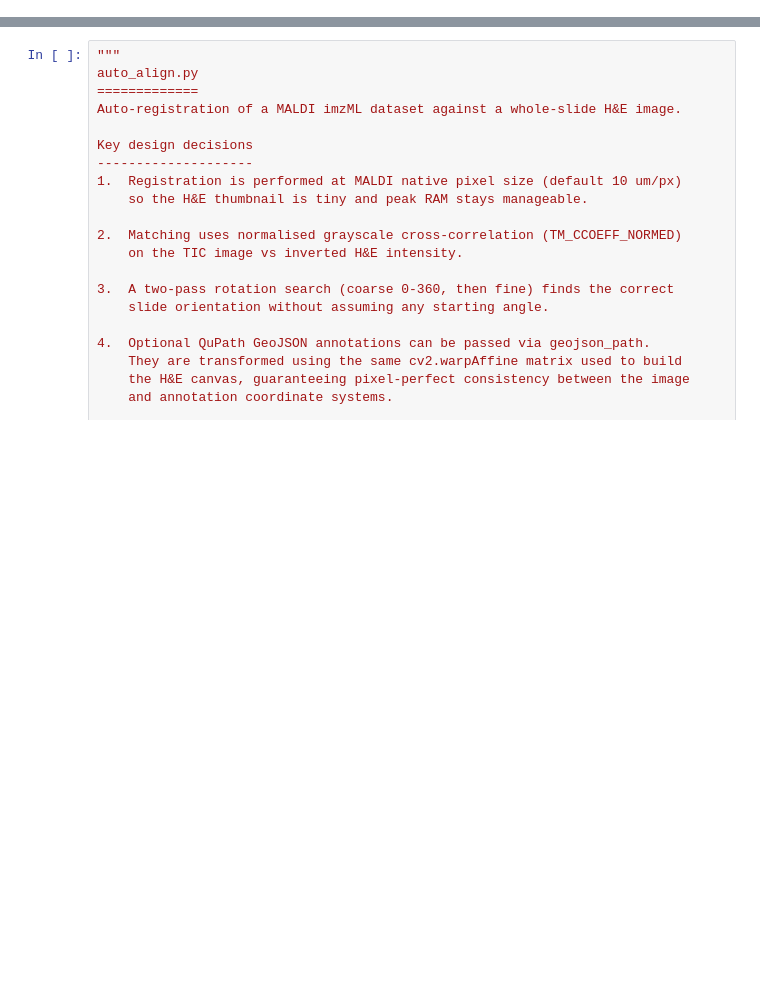
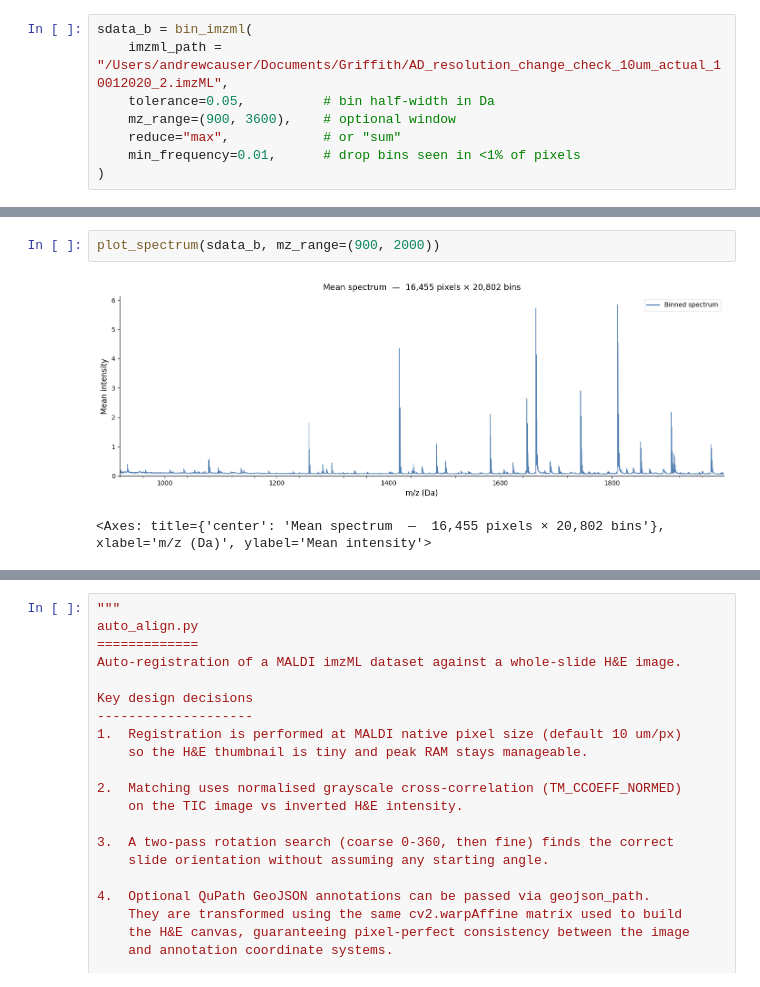
Before and after one commit to agc888/goatpy, a Jupyter notebook: Tutorial/align_test.ipynb, the cells around one changed output, grey strips where cells are left out. Drawn from its saved outputs; the diff is of its cells as text; blank space fills up the shorter version.

```diff
--- a/Tutorial/align_test.ipynb
+++ b/Tutorial/align_test.ipynb
@@ -0,0 +798,8 @@
+# %%
+sdata_b = bin_imzml(
+    imzml_path = "/Users/andrewcauser/Documents/Griffith/AD_resolution_change_check_10um_actual_10012020_2.imzML",
+    tolerance=0.05,          # bin half-width in Da
+    mz_range=(900, 3600),    # optional window
+    reduce="max",            # or "sum"
+    min_frequency=0.01,      # drop bins seen in <1% of pixels
+)
@@ -0,0 +1377,5 @@
+# %%
+plot_spectrum(sdata_b, mz_range=(900, 2000))
+# %% [output]
+[figure, added]
+<Axes: title={'center': 'Mean spectrum  —  16,455 pixels × 20,802 bins'}, xlabel='m/z (Da)', ylabel='Mean intensity'>
```
Also changed, not shown: parts of 28 cells of this notebook, 4 other files.
